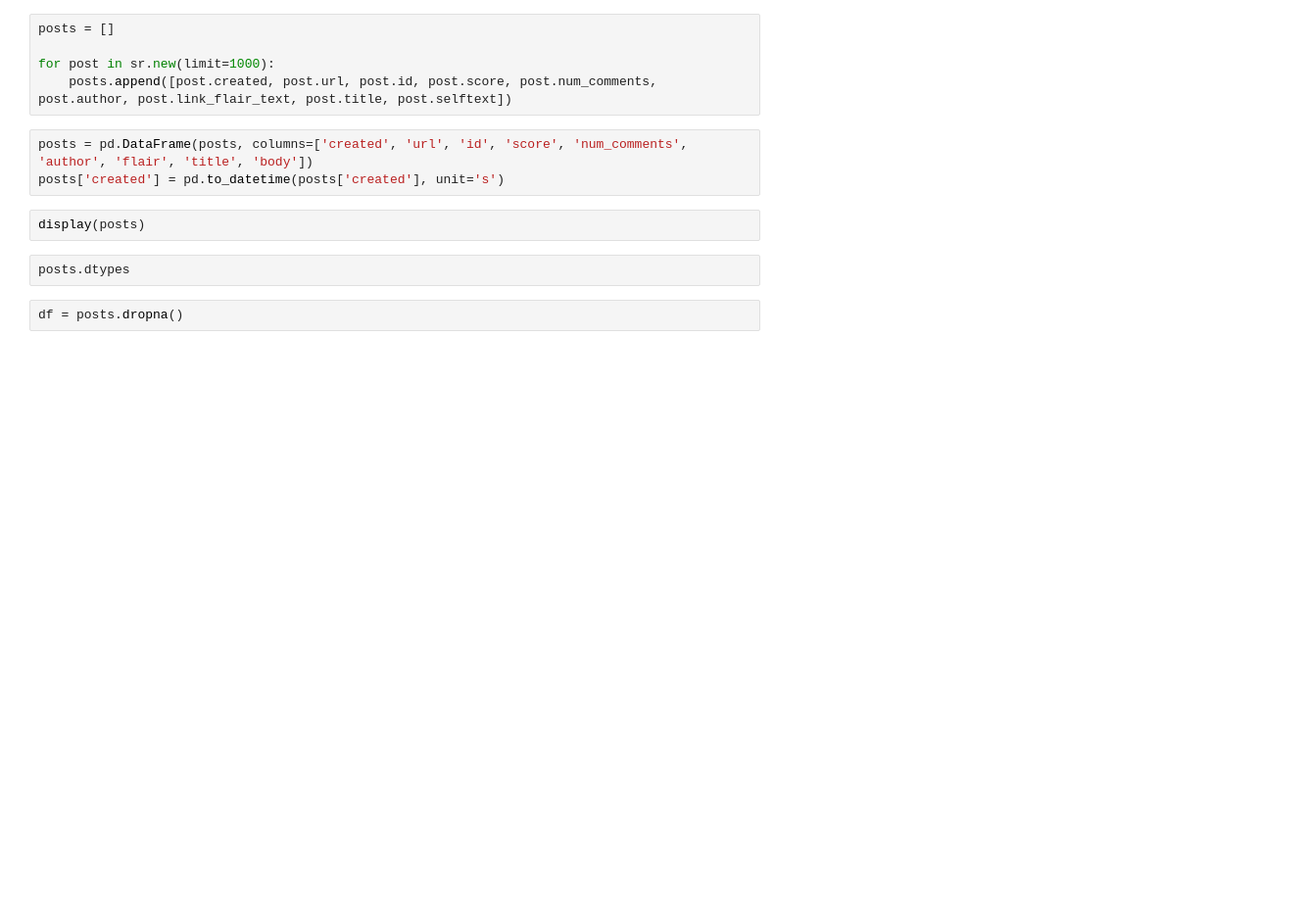
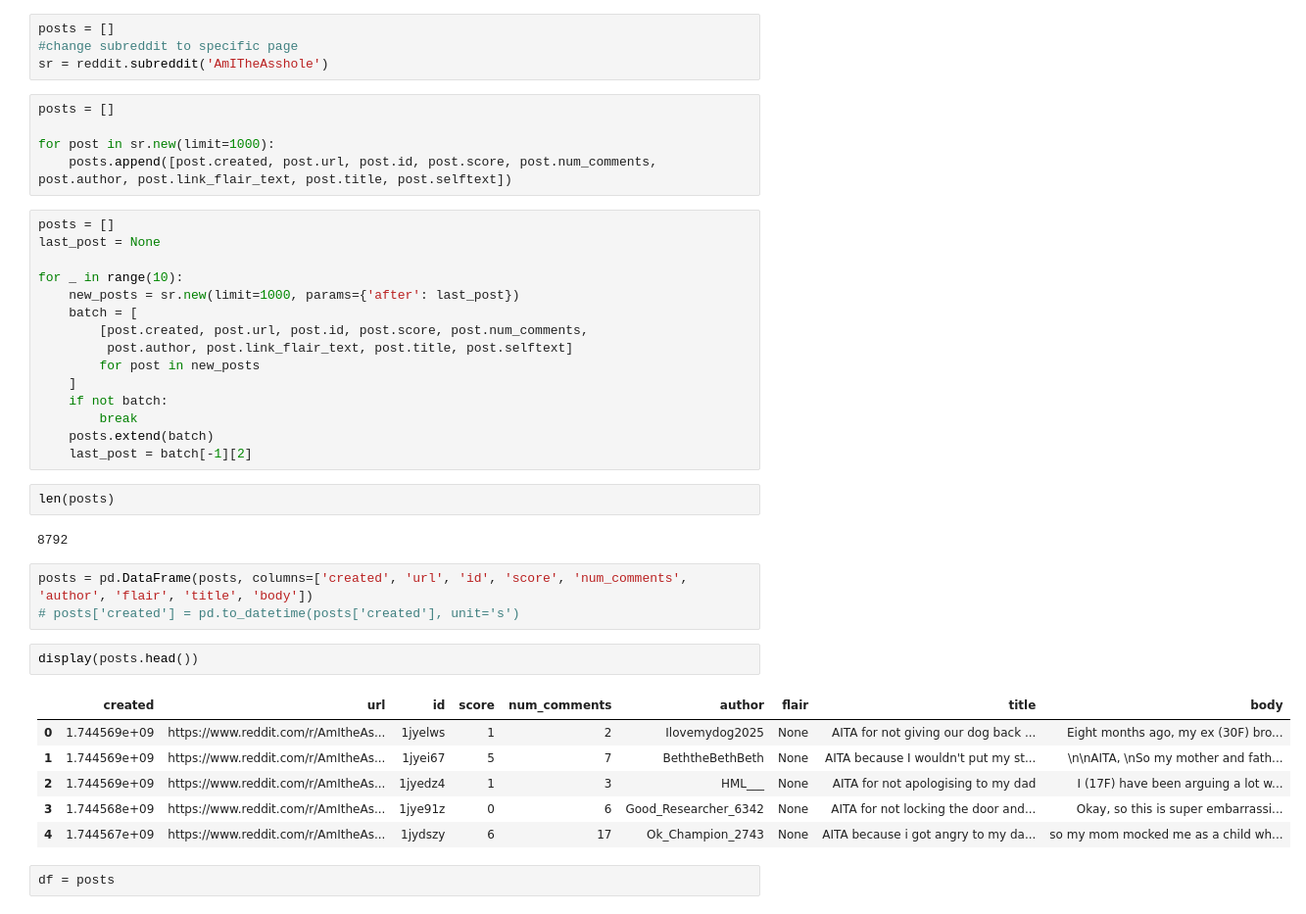
Before and after one commit to kerixyz/pred-aita, a Jupyter notebook: scrape.ipynb, the cells around one changed output. Shown at 98% size. Drawn from its saved outputs; the diff is of its cells as text; blank space fills up the shorter version.

```diff
--- a/scrape.ipynb
+++ b/scrape.ipynb
@@ -29,16 +25,44 @@ sr = reddit.subreddit('AmITheAsshole')
+# %%
+posts = []
+#change subreddit to specific page
+sr = reddit.subreddit('AmITheAsshole')
 # %%
 posts = []
 
 for post in sr.new(limit=1000):
     posts.append([post.created, post.url, post.id, post.score, post.num_comments, post.author, post.link_flair_text, post.title, post.selftext])
+# %%
+posts = []
+last_post = None
+
+for _ in range(10):
+    new_posts = sr.new(limit=1000, params={'after': last_post})
+    batch = [
+        [post.created, post.url, post.id, post.score, post.num_comments,
+         post.author, post.link_flair_text, post.title, post.selftext]
+        for post in new_posts
+    ]
+    if not batch:
+        break
+    posts.extend(batch)
+    last_post = batch[-1][2]
+# %%
+len(posts)
+# %% [output]
+8792
 # %%
 posts = pd.DataFrame(posts, columns=['created', 'url', 'id', 'score', 'num_comments', 'author', 'flair', 'title', 'body'])
-posts['created'] = pd.to_datetime(posts['created'], unit='s')
+# posts['created'] = pd.to_datetime(posts['created'], unit='s')
 # %%
-display(posts)
+display(posts.head())
+# %% [output]
+|  | created | url | id | score | num_comments | author | flair | title | body |
+| 0 | 1.744569e+09 | https://www.reddit.com/r/AmItheAs... | 1jyelws | 1 | 2 | Ilovemydog2025 | None | AITA for not giving our dog back ... | Eight months ago, my ex (30F) bro... |
+| 1 | 1.744569e+09 | https://www.reddit.com/r/AmItheAs... | 1jyei67 | 5 | 7 | BeththeBethBeth | None | AITA because I wouldn't put my st... | \n\nAITA, \nSo my mother and fath... |
+| 2 | 1.744569e+09 | https://www.reddit.com/r/AmItheAs... | 1jyedz4 | 1 | 3 | HML___ | None | AITA for not apologising to my dad | I (17F) have been arguing a lot w... |
+| 3 | 1.744568e+09 | https://www.reddit.com/r/AmItheAs... | 1jye91z | 0 | 6 | Good_Researcher_6342 | None | AITA for not locking the door and... | Okay, so this is super embarrassi... |
+| 4 | 1.744567e+09 | https://www.reddit.com/r/AmItheAs... | 1jydszy | 6 | 17 | Ok_Champion_2743 | None | AITA because i got angry to my da... | so my mom mocked me as a child wh... |
 # %%
-posts.dtypes
+df = posts
-# %%
-df = posts.dropna()
 # %%
 df['flair'].unique()
```
Also changed, not shown: parts of 14 cells of this notebook, 5 other files.
